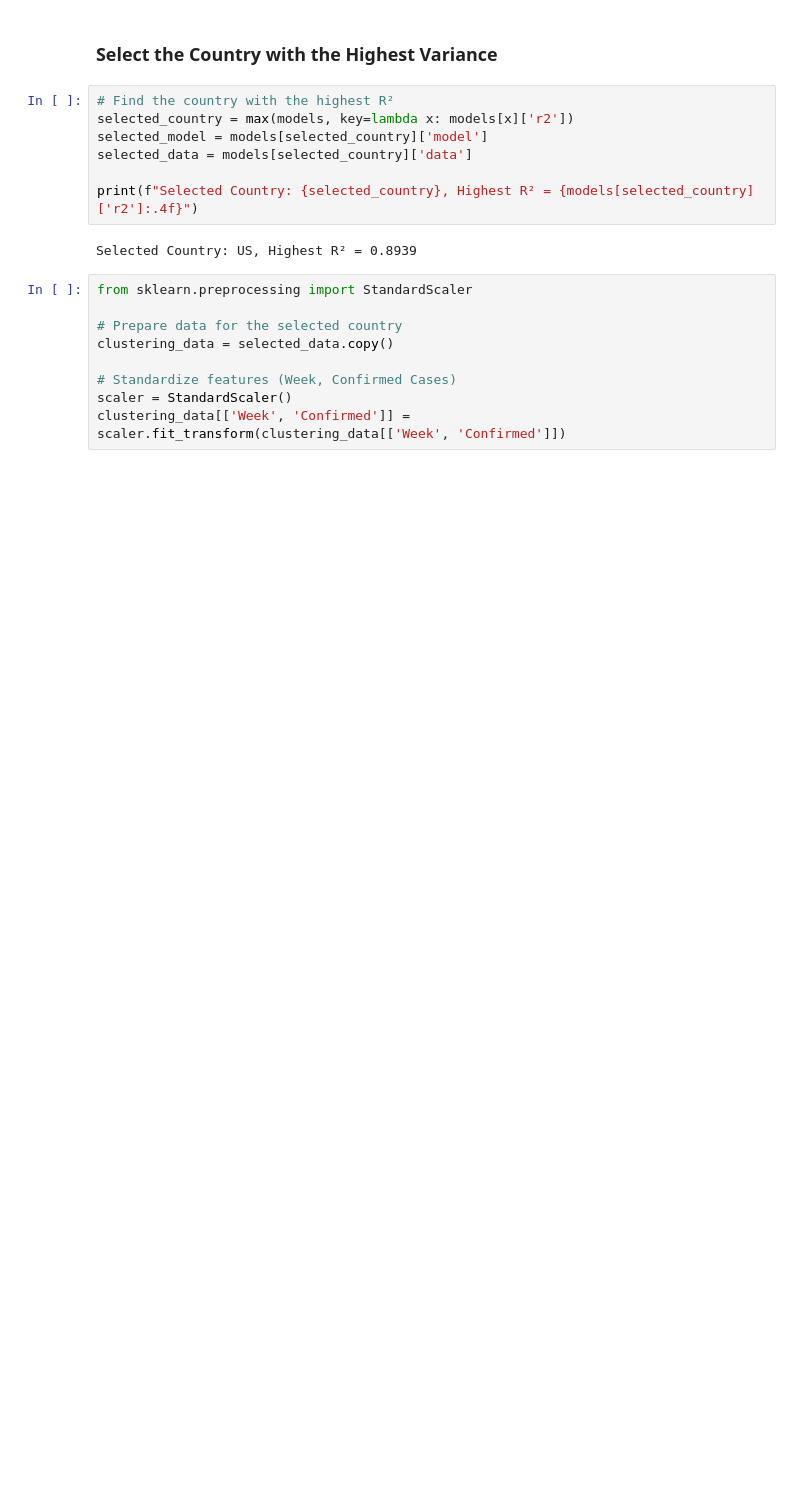
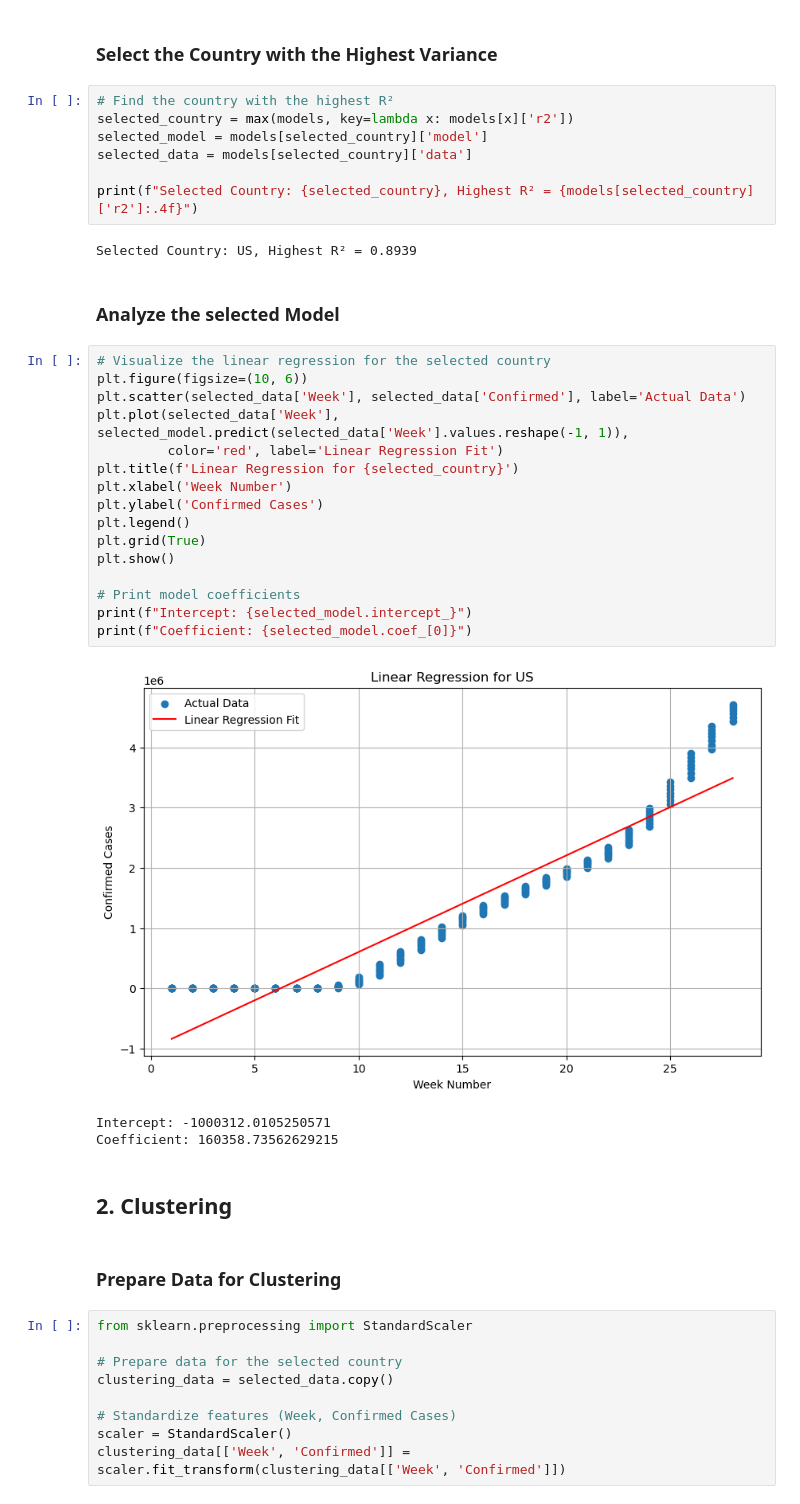
Before and after one commit to CluongUni/torrens-bda601, a Jupyter notebook: Assessment 03/A00117495_BDA601_Assessment3.ipynb, the cells around one changed output. Saved outputs shown, nothing was run; the diff lists cells and outputs as text; blank space fills up the shorter version.

```diff
--- a/Assessment 03/A00117495_BDA601_Assessment3.ipynb
+++ b/Assessment 03/A00117495_BDA601_Assessment3.ipynb
@@ -78,6 +88,32 @@ selected_data = models[selected_country]['data']
 print(f"Selected Country: {selected_country}, Highest R² = {models[selected_country]['r2']:.4f}")
 # %% [output]
 Selected Country: US, Highest R² = 0.8939
+# %% [markdown]
+### Analyze the selected Model
+# %%
+# Visualize the linear regression for the selected country
+plt.figure(figsize=(10, 6))
+plt.scatter(selected_data['Week'], selected_data['Confirmed'], label='Actual Data')
+plt.plot(selected_data['Week'], selected_model.predict(selected_data['Week'].values.reshape(-1, 1)),
+         color='red', label='Linear Regression Fit')
+plt.title(f'Linear Regression for {selected_country}')
+plt.xlabel('Week Number')
+plt.ylabel('Confirmed Cases')
+plt.legend()
+plt.grid(True)
+plt.show()
+
+# Print model coefficients
+print(f"Intercept: {selected_model.intercept_}")
+print(f"Coefficient: {selected_model.coef_[0]}")
+# %% [output]
+[figure, added]
+Intercept: -1000312.0105250571
+Coefficient: 160358.73562629215
+# %% [markdown]
+## 2. Clustering
+# %% [markdown]
+### Prepare Data for Clustering
 # %%
 from sklearn.preprocessing import StandardScaler
 
```
Also changed, not shown: parts of 20 cells of this notebook.
